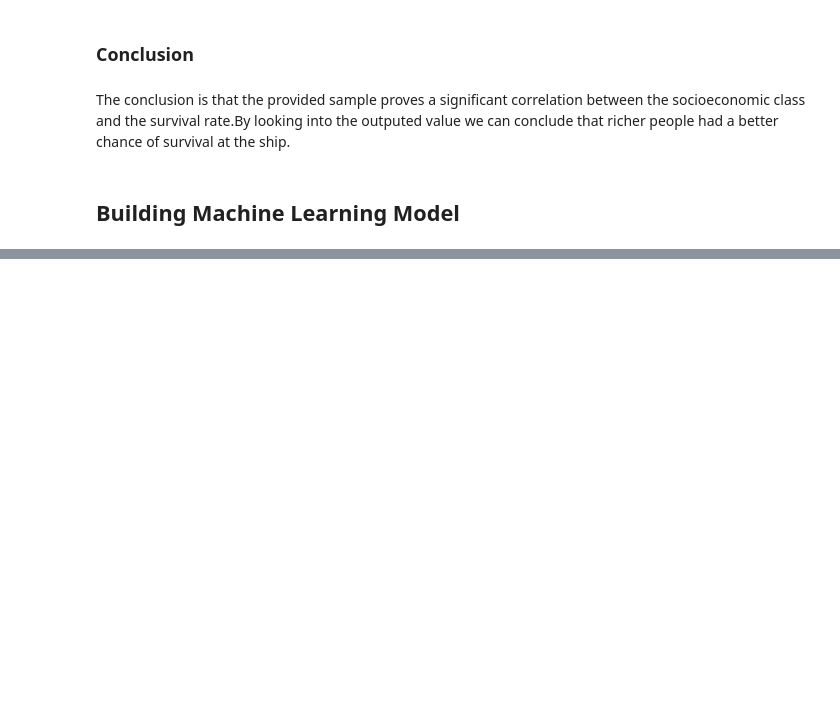
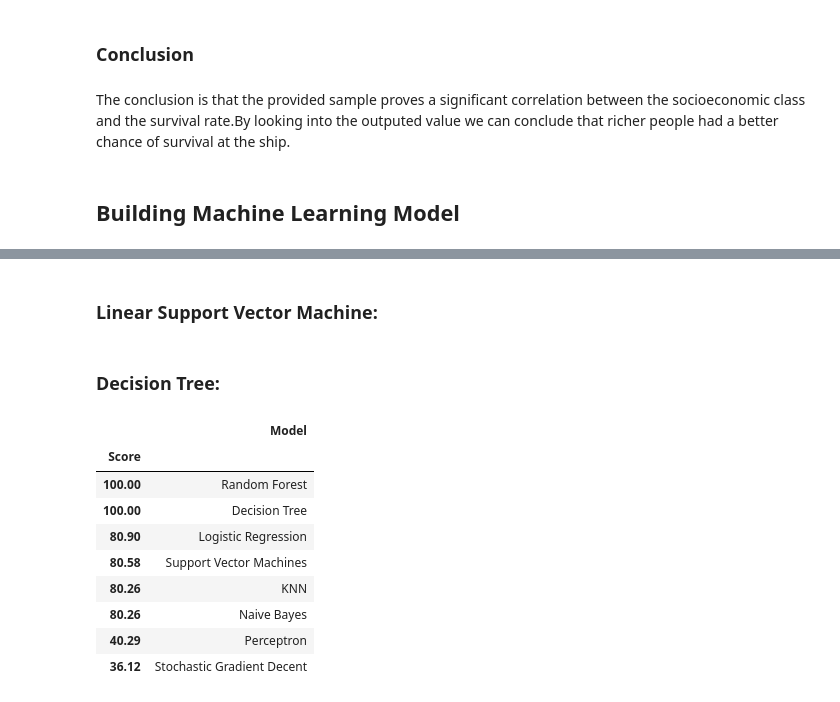
Before and after one commit to abhinav-bagwari/Titanic, a Jupyter notebook: Titanic_Disaster.ipynb, the cells around one changed output, grey strips where cells are left out. Saved outputs shown, nothing was run; the diff lists cells and outputs as text; code cells hidden in the pictures; blank space fills up the shorter version.

```diff
--- a/Titanic_Disaster.ipynb
+++ b/Titanic_Disaster.ipynb
@@ -232,0 +294,2 @@ memory usage: 76.7+ KB
+# %% [markdown]
+### Linear Support Vector Machine:
@@ -232,0 +303,2 @@ memory usage: 76.7+ KB
+# %% [markdown]
+### Decision Tree:
@@ -232,0 +310,23 @@ memory usage: 76.7+ KB
+# %%
+results = pd.DataFrame({
+    'Model': ['Support Vector Machines', 'KNN', 'Logistic Regression',
+              'Random Forest', 'Naive Bayes', 'Perceptron',
+              'Stochastic Gradient Decent',
+              'Decision Tree'],
+    'Score': [acc_linear_svc, acc_knn, acc_log,
+              acc_random_forest, acc_gaussian, acc_perceptron,
+              acc_sgd, acc_decision_tree]})
+result_df = results.sort_values(by='Score', ascending=False)
+result_df = result_df.set_index('Score')
+result_df.head(9)
+# %% [output]
+|  | Model |
+| Score |  |
+| 100.00 | Random Forest |
+| 100.00 | Decision Tree |
+| 80.90 | Logistic Regression |
+| 80.58 | Support Vector Machines |
+| 80.26 | KNN |
+| 80.26 | Naive Bayes |
+| 40.29 | Perceptron |
+| 36.12 | Stochastic Gradient Decent |
```
Also changed, not shown: parts of 35 cells of this notebook.
